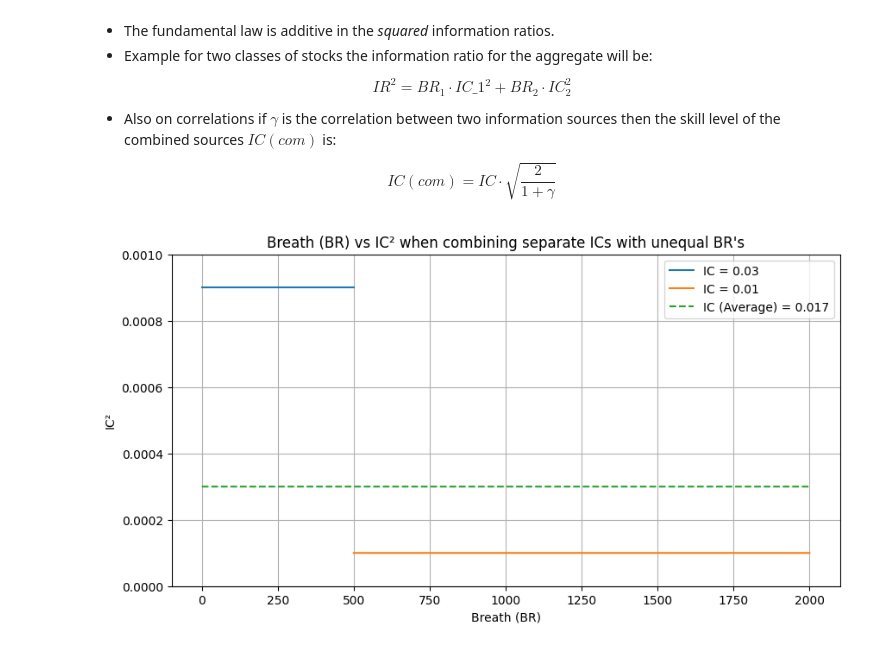
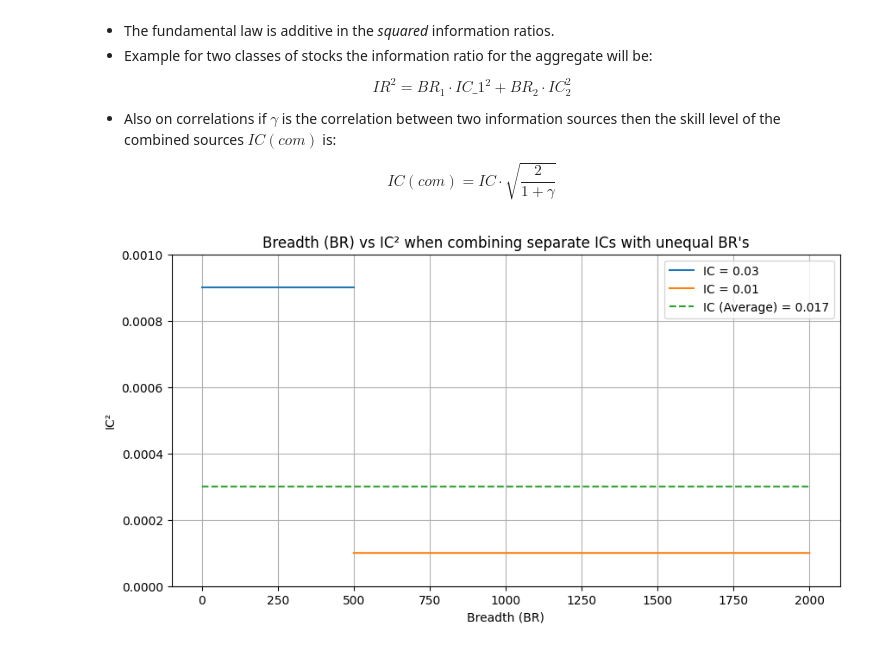
Before and after one commit to joelmarsden/Active-Portfolio-Management-Notes, a Jupyter notebook: Chapter 6, The Fundamental Law.ipynb, the cells around one changed output. Drawn from its saved outputs; the diff is of its cells as text; code cells hidden in the pictures.

```diff
--- a/Chapter 6, The Fundamental Law.ipynb
+++ b/Chapter 6, The Fundamental Law.ipynb
@@ -74,24 +74,24 @@ $$\boxed{ IC(com) = IC \cdot \sqrt{ \frac{2}{1 + \gamma} } }$$
 # %%
 # Additivity example (no correlations)
 ic_1, ic_2 = 0.03, 0.01
 br_1, br_2 = 500, 1500
 ic_avg = np.sqrt((br_1 * ic_1 ** 2 + br_2 * ic_2 ** 2) / (br_1 + br_2)) # combine with weightings
 
 br_1_points = np.linspace(0, br_1, br_1)
 br_2_points = np.linspace(br_1, br_1+br_2, br_2)
 br_avg_points = np.linspace(0, br_1 + br_2, br_1 + br_2)
 
 plt.subplots(figsize=(10, 5))
 plt.plot(br_1_points, np.ones(len(br_1_points))*ic_1**2, label=f'IC = {ic_1}')
 plt.plot(br_2_points, np.ones(len(br_2_points))*ic_2**2, label=f'IC = {ic_2}')
 plt.plot(br_avg_points, np.ones(len(br_avg_points))*ic_avg**2, linestyle='--', label=f'IC (Average) = {ic_avg:.3f}')
 
 plt.grid(True)
-plt.title("Breath (BR) vs IC² when combining separate ICs with unequal BR's")
-plt.xlabel("Breath (BR)")
+plt.title("Breadth (BR) vs IC² when combining separate ICs with unequal BR's")
+plt.xlabel("Breadth (BR)")
 plt.ylabel("IC²")
 plt.legend(loc='upper right')
 plt.ylim([0.0, 0.0010])
 plt.show()
 # %% [output]
-[figure, old version]
+[figure, new version]
```
Also changed, not shown: 1 other file.
